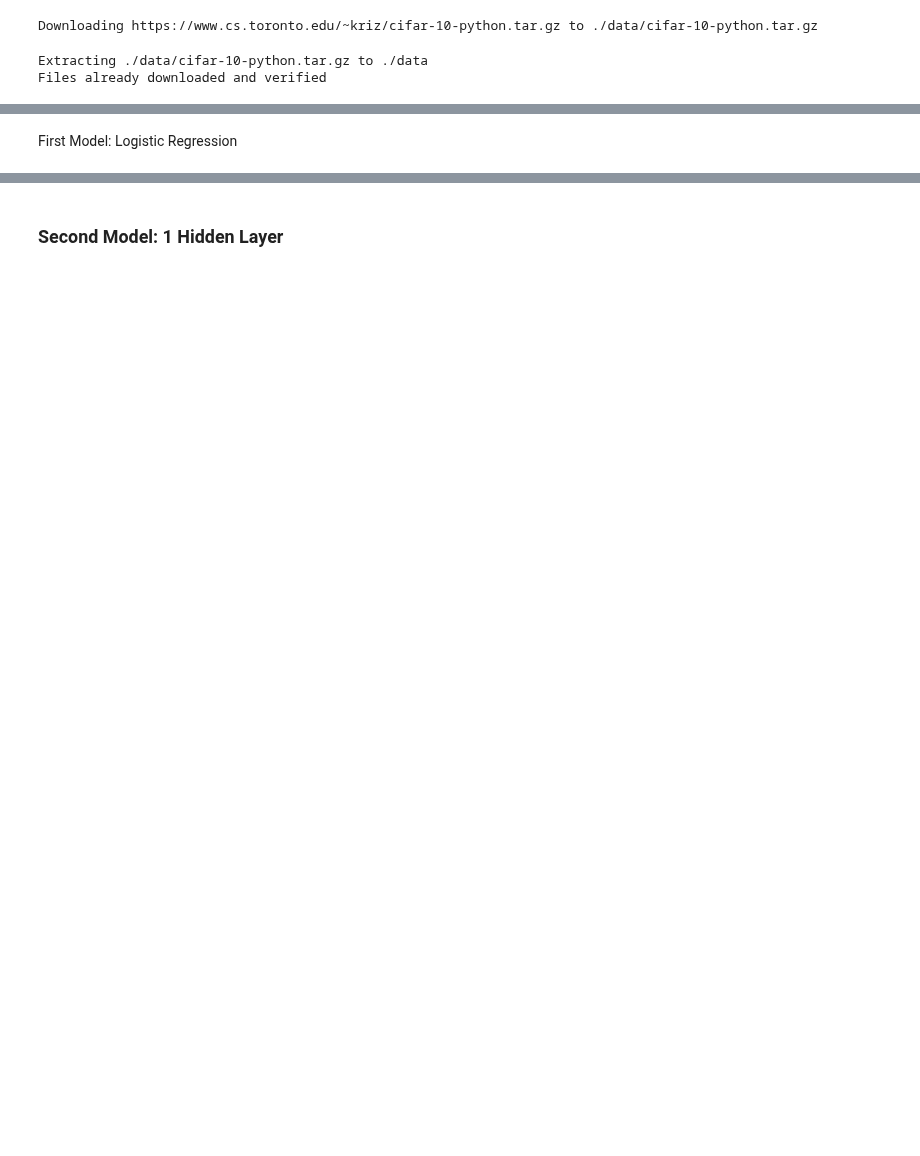
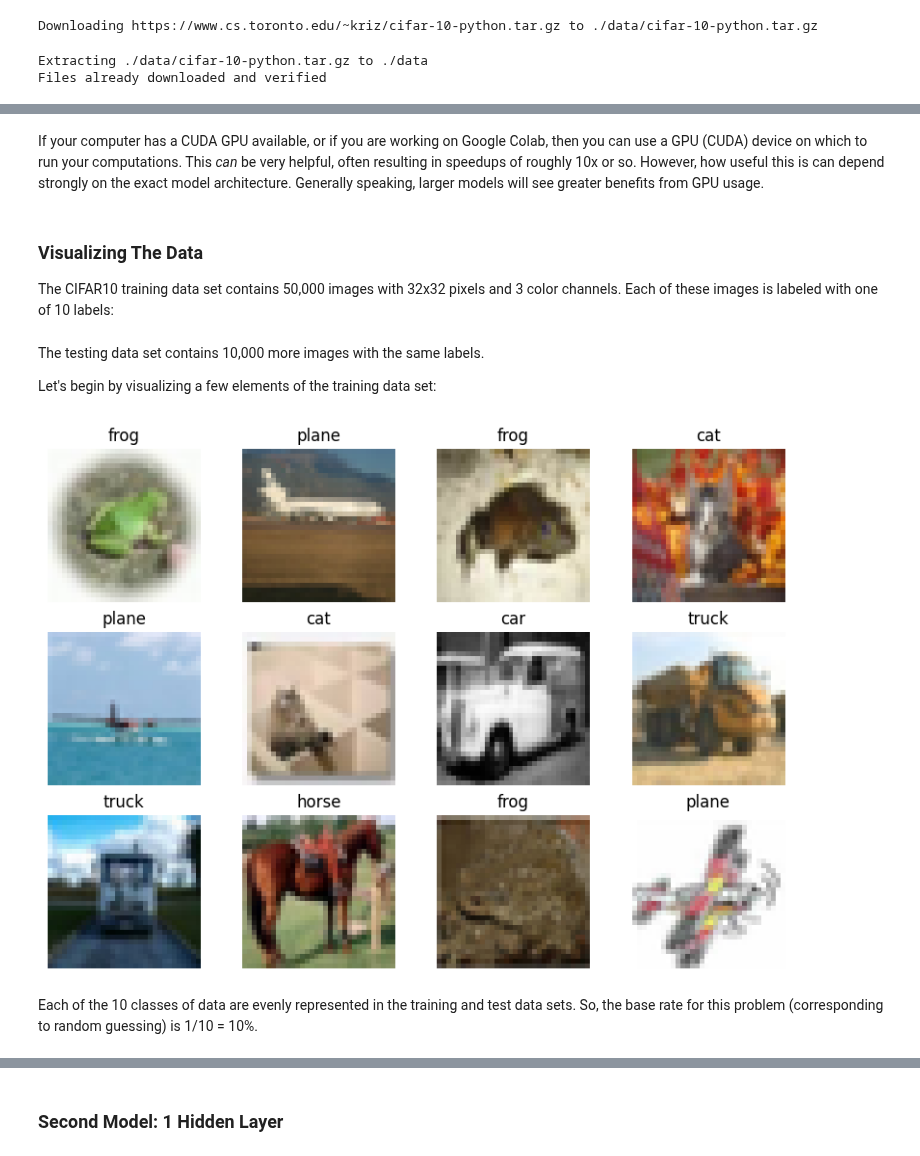
Before and after one commit to middlebury-csci-0451/CSCI-0451-s24, a Jupyter notebook: lecture-notes/convnets.ipynb, the cells around one changed output, grey strips where cells are left out. Saved outputs shown, nothing was run; the diff lists cells and outputs as text; code cells hidden in the pictures; blank space fills up the shorter version.

```diff
--- a/lecture-notes/convnets.ipynb
+++ b/lecture-notes/convnets.ipynb
@@ -36,2 +37,6 @@ Files already downloaded and verified
-# %% [markdown]
-First Model: Logistic Regression
+# %% [markdown]
+If your computer has a CUDA GPU available, or if you are working on Google Colab, then you can use a GPU (CUDA) device on which to run your computations. This *can* be very helpful, often resulting in speedups of roughly 10x or so. However, how useful this is can depend strongly on the exact model architecture. Generally speaking, larger models will see greater benefits from GPU usage.
+# %% [markdown]
+### Visualizing The Data
+
+The CIFAR10 training data set contains 50,000 images with 32x32 pixels and 3 color channels. Each of these images is labeled with one of 10 labels:
@@ -37,0 +46,27 @@ First Model: Logistic Regression
+# %% [markdown]
+The testing data set contains 10,000 more images with the same labels.
+
+Let's begin by visualizing a few elements of the training data set:
+# %%
+from matplotlib import pyplot as plt
+import numpy as np
+
+n_rows = 3
+
+fig, axarr = plt.subplots(n_rows, batch_size, figsize = (10, 7))
+
+for i in range(n_rows):
+
+    # returns batch_size images with their labels
+    imgs, labels = next(iter(trainloader))
+
+    # populate a row with the images in the batch
+    for j in range(batch_size):
+        img = np.moveaxis(imgs[j].numpy(), 0, 2)
+        axarr[i, j].imshow((img + 1)/2)
+        axarr[i, j].axis("off")
+        axarr[i, j].set(title = classes[int(labels[j])])
+# %% [output]
+[figure, added]
+# %% [markdown]
+Each of the 10 classes of data are evenly represented in the training and test data sets. So, the base rate for this problem (corresponding to random guessing) is 1/10 = 10%.
```
Also changed, not shown: parts of 20 cells of this notebook.
